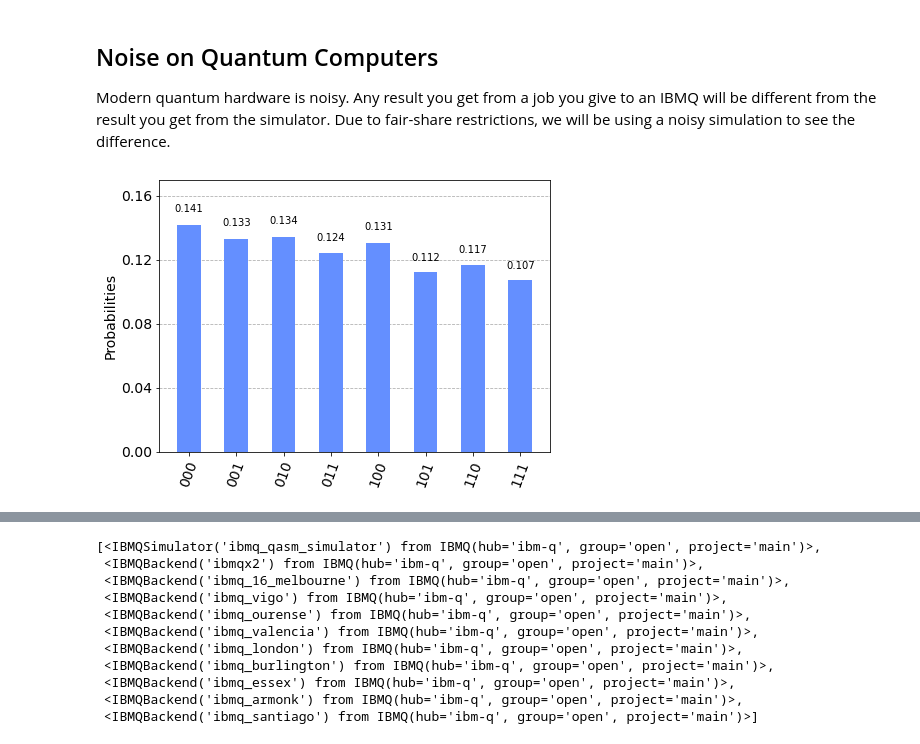
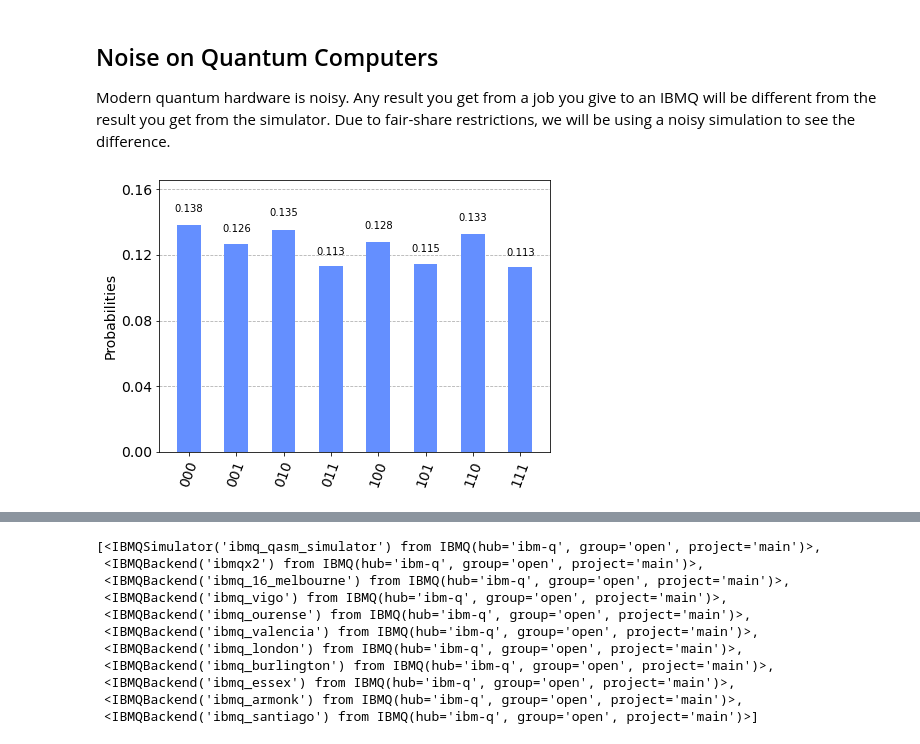
Before and after one commit to gitkarma/quantum-computing-course, a Jupyter notebook: notebooks/quantum_circuits.ipynb, the cells around one changed output, grey strips where cells are left out. Cells and saved outputs as stored; diff of their text form; code cells hidden in the pictures.

```diff
--- a/notebooks/quantum_circuits.ipynb
+++ b/notebooks/quantum_circuits.ipynb
@@ -119,15 +120,15 @@ Due to fair-share restrictions, we will be using a noisy simulation to see the d
 # %%
 from qiskit.providers.aer.noise import NoiseModel
 from qiskit.test.mock import FakeMelbourne
-device_backend = FakeLondon()
+device_backend = FakeMelbourne()
 coupling_map = device_backend.configuration().coupling_map
 noise_model = NoiseModel.from_backend(device_backend)
 basis_gates = noise_model.basis_gates
 result_noise = execute(qc4, QasmSimulator(),
                        shots=8192,
                        noise_model=noise_model,
                        coupling_map=coupling_map,
                        basis_gates=basis_gates).result()
 plot_histogram(result_noise.get_counts())
 # %% [output]
-[figure, old version]
+[figure, new version]
```
Also changed, not shown: parts of 2 cells of this notebook.
